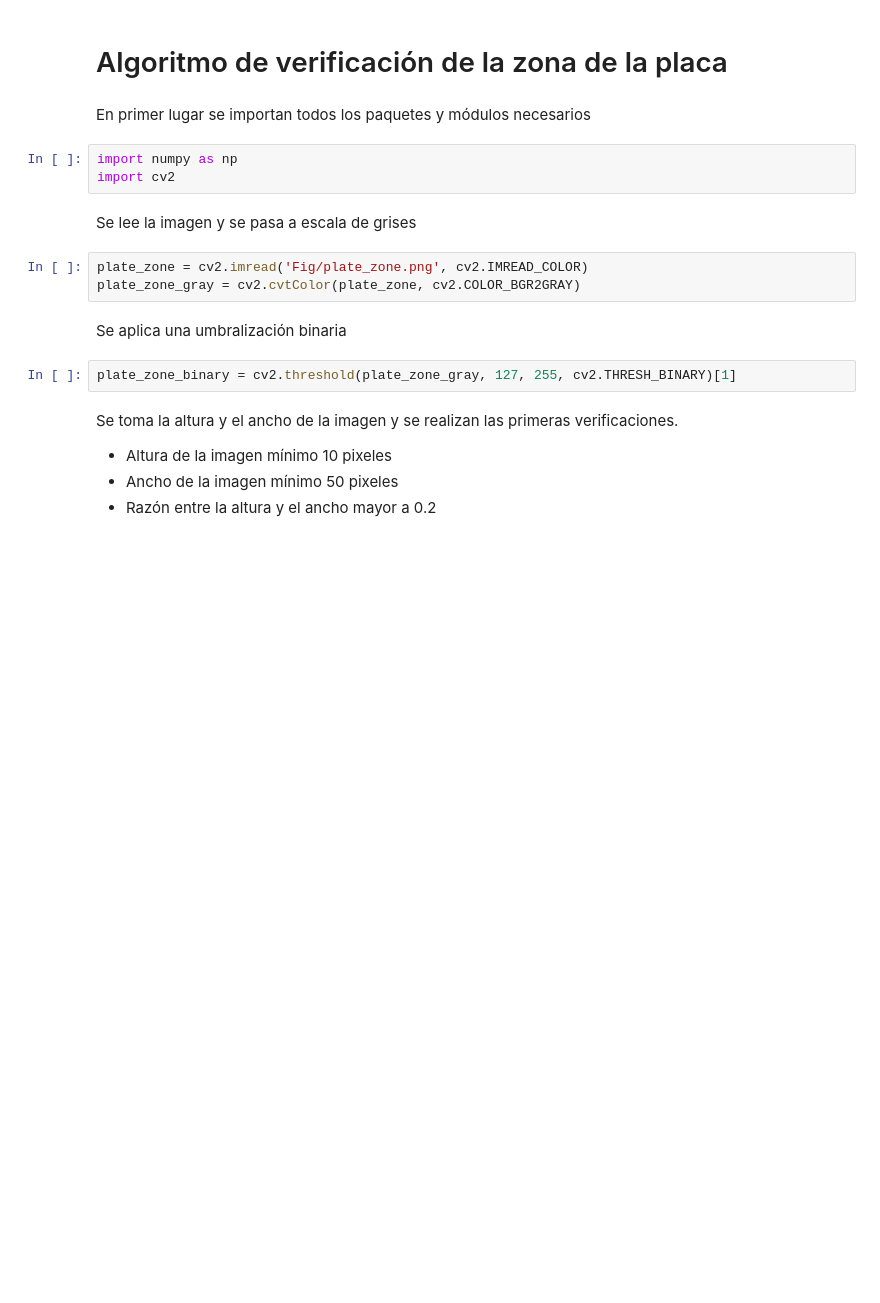
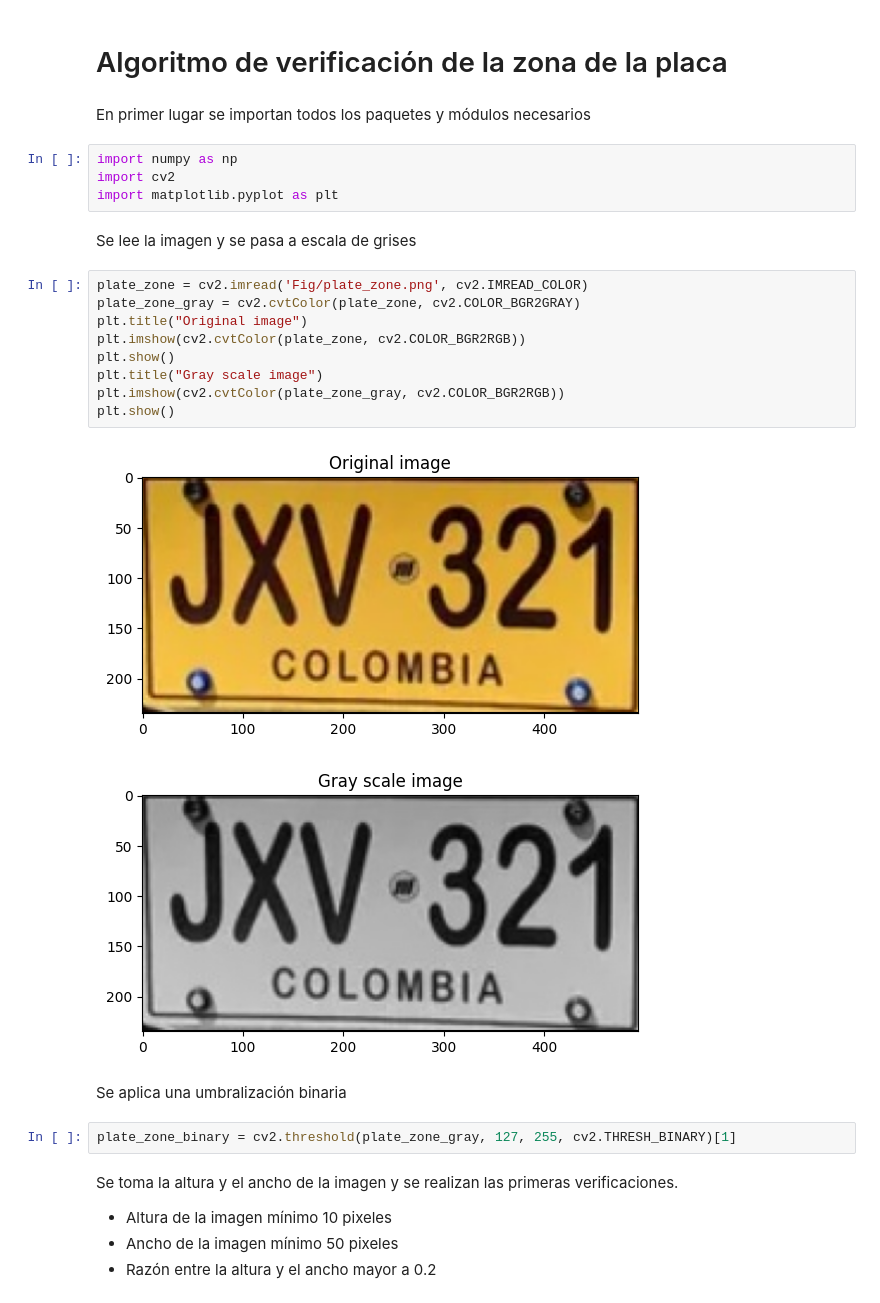
Before and after one commit to caverar/TIA_2022, a Jupyter notebook: Procesamiento_de_imagen_tradicional/verify_plate.ipynb, the cells around one changed output. Drawn from its saved outputs; the diff is of its cells as text; blank space fills up the shorter version.

Commit message:
Add image to test verification process

```diff
--- a/Procesamiento_de_imagen_tradicional/verify_plate.ipynb
+++ b/Procesamiento_de_imagen_tradicional/verify_plate.ipynb
@@ -5,11 +5,21 @@ En primer lugar se importan todos los paquetes y módulos necesarios
 # %%
 import numpy as np
 import cv2
+import matplotlib.pyplot as plt
 # %% [markdown]
 Se lee la imagen y se pasa a escala de grises
 # %%
 plate_zone = cv2.imread('Fig/plate_zone.png', cv2.IMREAD_COLOR)
 plate_zone_gray = cv2.cvtColor(plate_zone, cv2.COLOR_BGR2GRAY)
+plt.title("Original image")
+plt.imshow(cv2.cvtColor(plate_zone, cv2.COLOR_BGR2RGB))
+plt.show()
+plt.title("Gray scale image")
+plt.imshow(cv2.cvtColor(plate_zone_gray, cv2.COLOR_BGR2RGB))
+plt.show()
+# %% [output]
+[figure, added]
+[figure, added]
 # %% [markdown]
 Se aplica una umbralización binaria
 # %%
```
